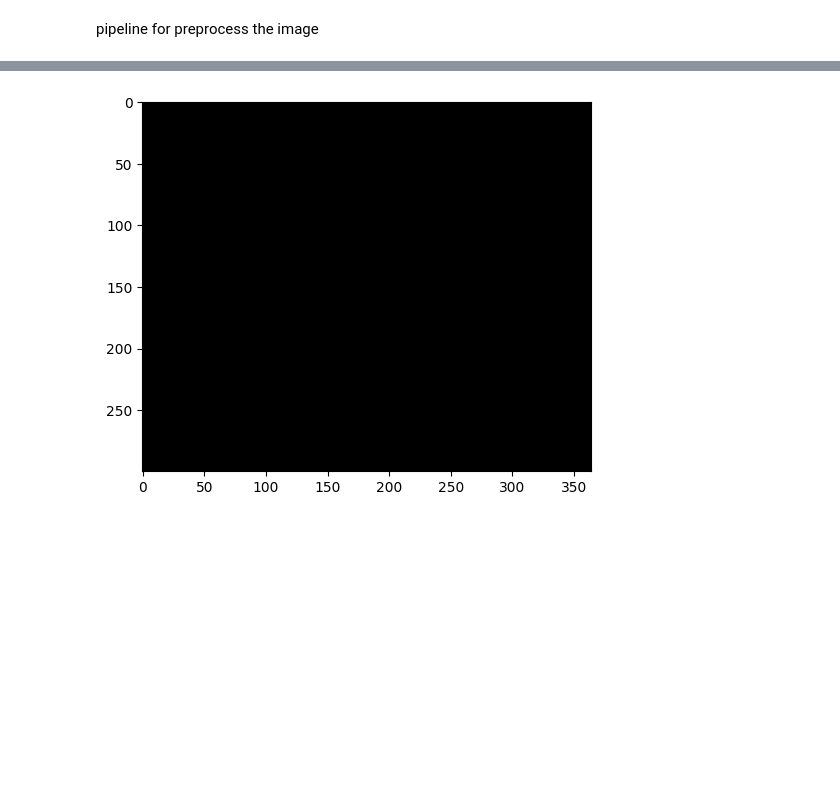
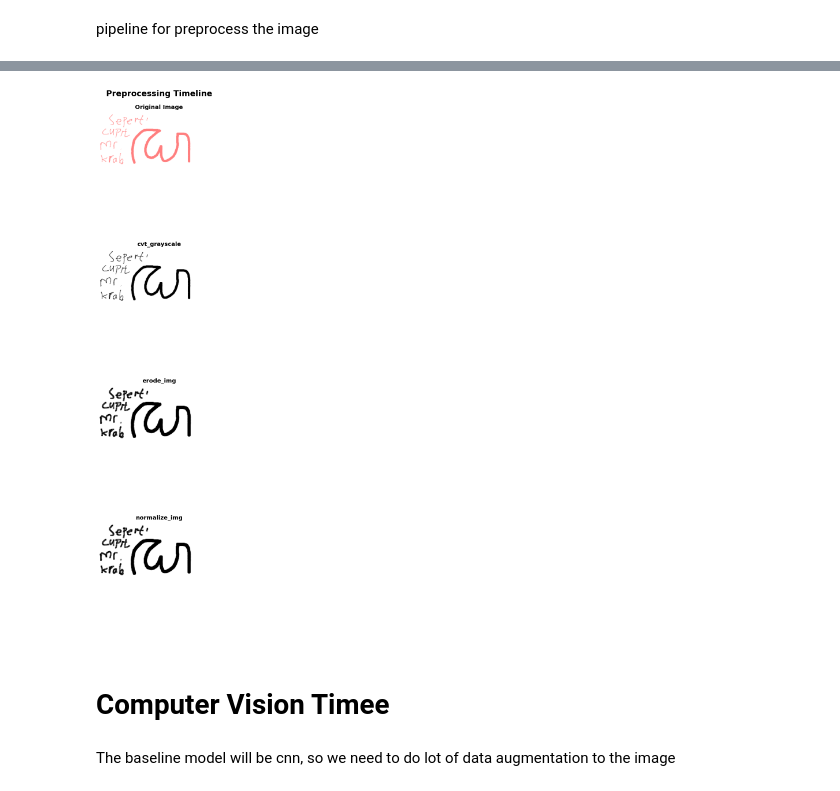
Before and after one commit to elskow/hanacaraka-classifier, a Jupyter notebook: prototype/proto-data-pipeline.ipynb, the cells around one changed output, grey strips where cells are left out. Cells and saved outputs as stored; diff of their text form; code cells hidden in the pictures; blank space fills up the shorter version.

Commit message:
feat: better preprocess img inspection

```diff
--- a/prototype/proto-data-pipeline.ipynb
+++ b/prototype/proto-data-pipeline.ipynb
@@ -122,10 +116,39 @@ def is_single_character(img):
 # %% [markdown]
 pipeline for preprocess the image
+# %%
+preprocess_timeline = [
+    cvt_grayscale,
+    erode_img,
+    normalize_img,
+]
 # %%
 def preprocess_img(path):
-    img = cv2.imread(path)
-    img = cvt_grayscale(img)
-    img = erode_img(img)
-    if not is_single_character(img):
-        return np.zeros_like(img)
-    return img
+    image_file = cv2.imread(path)
+    num_of_process = len(preprocess_timeline) + 1
+
+    fig, axs = plt.subplots(num_of_process, 1, figsize=(5, 5*num_of_process))
+    fig.suptitle('Preprocessing Timeline',
+                 fontsize=20,
+                 fontweight='bold',
+                 )
+
+    axs[0].imshow(image_file, cmap='gray')
+    axs[0].set_title('Original Image')
+    axs[0].axis('off')
+
+    for i in range(1, num_of_process):
+        _temp_img = preprocess_timeline[i-1](image_file)
+        image_file = _temp_img
+        axs[i].imshow(_temp_img, cmap='gray')
+        axs[i].set_title(preprocess_timeline[i-1].__name__)
+        axs[i].axis('off')
+
+    fig.tight_layout(pad=3.0, w_pad=0.5, h_pad=1.0)
+
+    for ax in axs:
+        ax.set_title(ax.get_title(), fontweight='semibold', fontsize='x-large')
+        ax.label_outer()
+
+    plt.subplots_adjust(top=0.95)
+
+    plt.show()
@@ -140,8 +155,10 @@ plt.show()
-# %%
-sample_img = ("dha\dha_37.png")
-sample_img = preprocess_img(sample_img)
-
-plt.imshow(sample_img, cmap='gray')
-plt.show()
-# %% [output]
-[figure, removed]
+# %%
+sample_img = ("dha\dha_21.png")
+
+preprocess_img(sample_img)
+# %% [output]
+[figure, added]
+# %% [markdown]
+# Computer Vision Timee
+# %% [markdown]
+The baseline model will be cnn, so we need to do lot of data augmentation to the image
```
Also changed, not shown: parts of 7 cells of this notebook.
